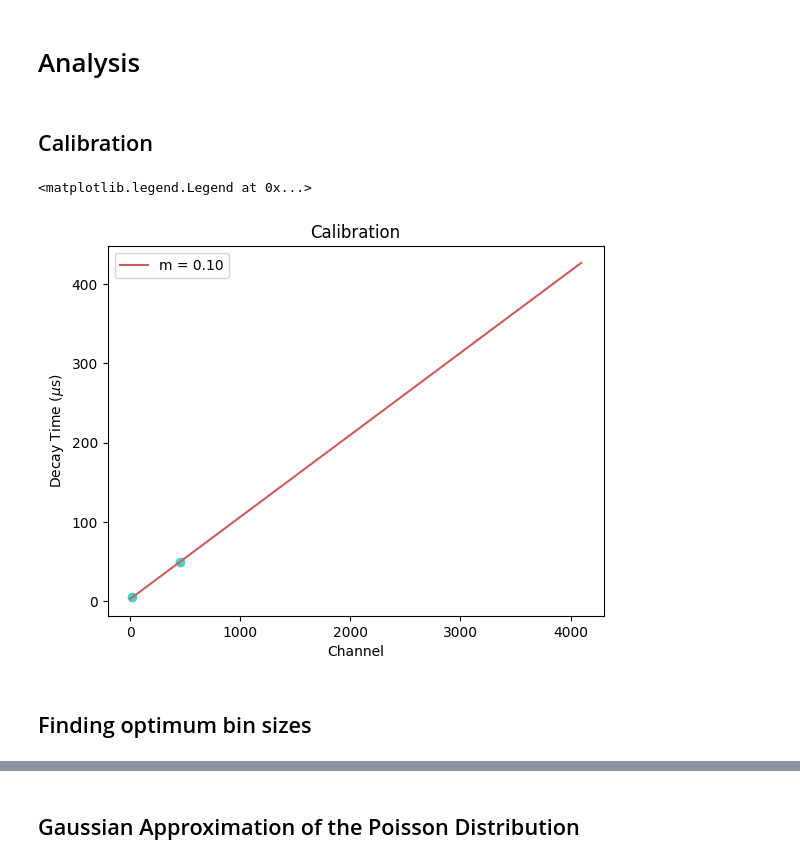
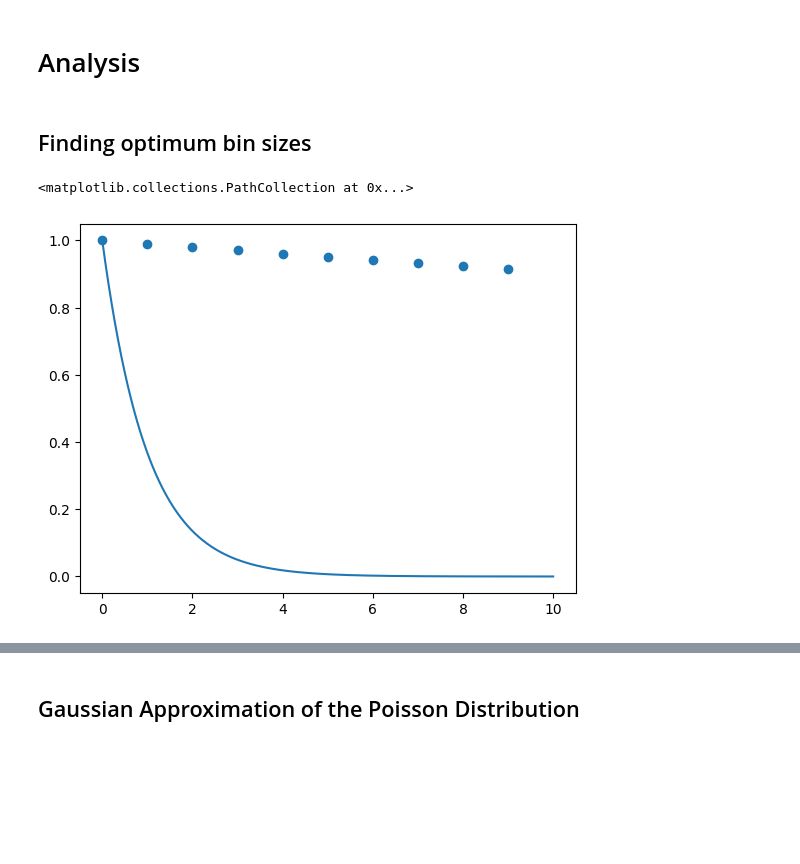
Before and after one commit to daraghhollman/UCD_4thYear_Labs, a Jupyter notebook: Muon Detector/python/extra_analysis.ipynb, the cells around one changed output, grey strips where cells are left out. Cells and saved outputs as stored; diff of their text form; code cells hidden in the pictures; blank space fills up the shorter version.

```diff
--- a/Muon Detector/python/extra_analysis.ipynb
+++ b/Muon Detector/python/extra_analysis.ipynb
@@ -207,33 +241,3 @@ def FindOptimumBinFraction(data, binFractions, FitFunction=ExponentialCurve, met
     return (binFractions, parameterUncertainties)
 # %% [markdown]
 # Analysis
-# %% [markdown]
-## Calibration
-# %%
-channels = [19, 454]
-time = [5, 50] # microseconds
-
-channelRange = np.linspace(0, 4096, 1000)
-
-def straightLine(x, point1, point2):
-
-    x1, y1 = point1
-    x2, y2 = point2
-
-    m = ( y2 - y1 ) / ( x2 - x1 )
-
-    return m * (x - x1) + y1
-
-
-plt.scatter(channels, time, color="mediumturquoise")
-
-plt.plot(channelRange, straightLine(channelRange, (channels[0], time[0]), (channels[1], time[1])), color="indianred", label=f"m = {( time[1] - time[0] ) / ( channels[1] - channels[0] ):0.2f}")
-
-plt.xlabel("Channel")
-plt.ylabel("Decay Time ($\mu$s)")
-plt.title("Calibration")
-#plt.margins(0)
-plt.legend()
-# %% [output]
-<matplotlib.legend.Legend at 0x...>
-[figure, removed]
@@ -247,3 +244,15 @@ def ApplyCalibration(channelNumbers):
 # %% [markdown]
 ## Finding optimum bin sizes
+# %%
+fakeDataX = np.linspace(0, 10, 1000)
+fakeDataY = ExponentialCurve(fakeDataX, 1, -1, 0, 0)
+
+plt.plot(fakeDataX, fakeDataY)
+
+rebinnedFakeData = RebinData((fakeDataX, fakeDataY), binFraction=0.1, method="gaussian")
+
+plt.scatter(rebinnedFakeData[0], rebinnedFakeData[1])
+# %% [output]
+<matplotlib.collections.PathCollection at 0x...>
+[figure, added]
 # %%
```
Also changed, not shown: parts of 14 cells of this notebook, 15 other files.
